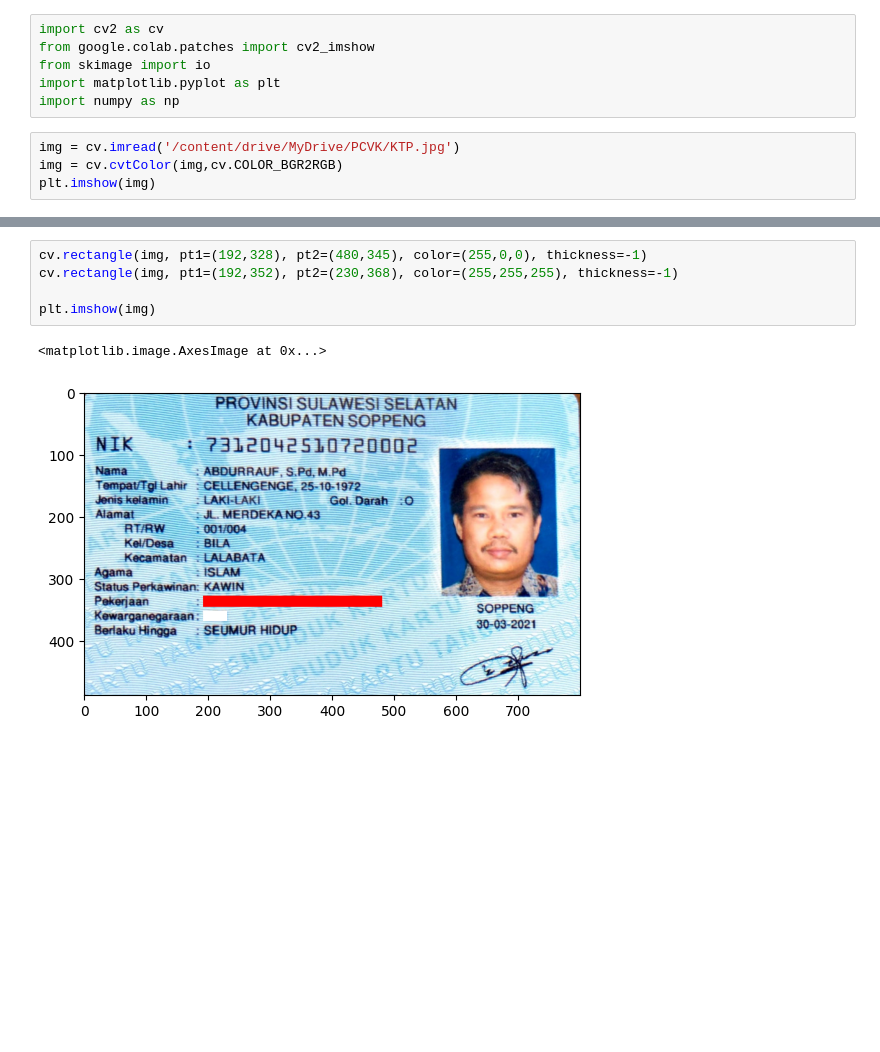
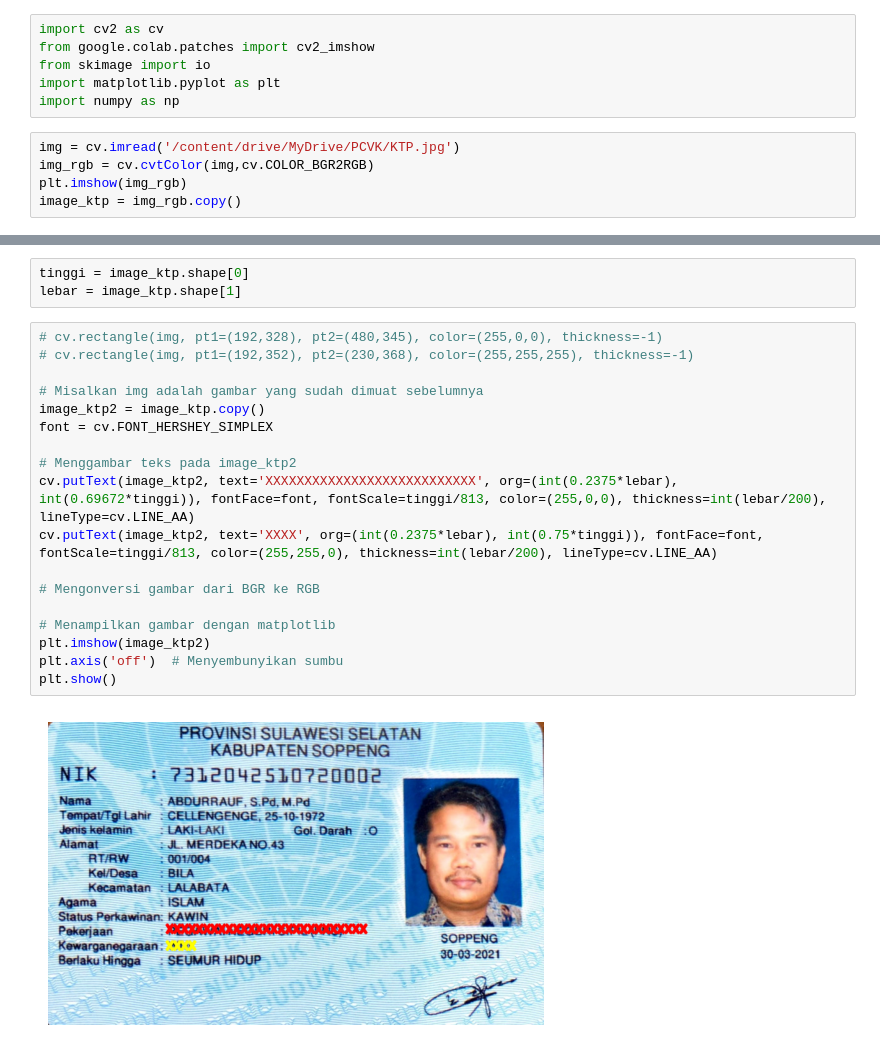
Before and after one commit to mochammadcholilurrokhman/PCVK_Ganjil_Mochammad-Cholilur-Rokhman, a Jupyter notebook: kelompokTugas2.ipynb, the cells around one changed output, grey strips where cells are left out. Drawn from its saved outputs; the diff is of its cells as text; blank space fills up the shorter version.

```diff
--- a/kelompokTugas2.ipynb
+++ b/kelompokTugas2.ipynb
@@ -14,6 +14,7 @@ import matplotlib.pyplot as plt
 import numpy as np
 # %%
 img = cv.imread('/content/drive/MyDrive/PCVK/KTP.jpg')
-img = cv.cvtColor(img,cv.COLOR_BGR2RGB)
-plt.imshow(img)
+img_rgb = cv.cvtColor(img,cv.COLOR_BGR2RGB)
+plt.imshow(img_rgb)
+image_ktp = img_rgb.copy()
 # %% [output]
@@ -21,9 +21,24 @@ plt.imshow(img)
 [figure]
-# %%
-cv.rectangle(img, pt1=(192,328), pt2=(480,345), color=(255,0,0), thickness=-1)
-cv.rectangle(img, pt1=(192,352), pt2=(230,368), color=(255,255,255), thickness=-1)
-
-plt.imshow(img)
-# %% [output]
-<matplotlib.image.AxesImage at 0x...>
-[figure, removed]
+# %%
+tinggi = image_ktp.shape[0]
+lebar = image_ktp.shape[1]
+# %%
+# cv.rectangle(img, pt1=(192,328), pt2=(480,345), color=(255,0,0), thickness=-1)
+# cv.rectangle(img, pt1=(192,352), pt2=(230,368), color=(255,255,255), thickness=-1)
+
+# Misalkan img adalah gambar yang sudah dimuat sebelumnya
+image_ktp2 = image_ktp.copy()
+font = cv.FONT_HERSHEY_SIMPLEX
+
+# Menggambar teks pada image_ktp2
+cv.putText(image_ktp2, text='XXXXXXXXXXXXXXXXXXXXXXXXXXX', org=(int(0.2375*lebar), int(0.69672*tinggi)), fontFace=font, fontScale=tinggi/813, color=(255,0,0), thickness=int(lebar/200), lineType=cv.LINE_AA)
+cv.putText(image_ktp2, text='XXXX', org=(int(0.2375*lebar), int(0.75*tinggi)), fontFace=font, fontScale=tinggi/813, color=(255,255,0), thickness=int(lebar/200), lineType=cv.LINE_AA)
+
+# Mengonversi gambar dari BGR ke RGB
+
+# Menampilkan gambar dengan matplotlib
+plt.imshow(image_ktp2)
+plt.axis('off')  # Menyembunyikan sumbu
+plt.show()
+# %% [output]
+[figure, added]
```
Also changed, not shown: parts of 1 cell of this notebook.
